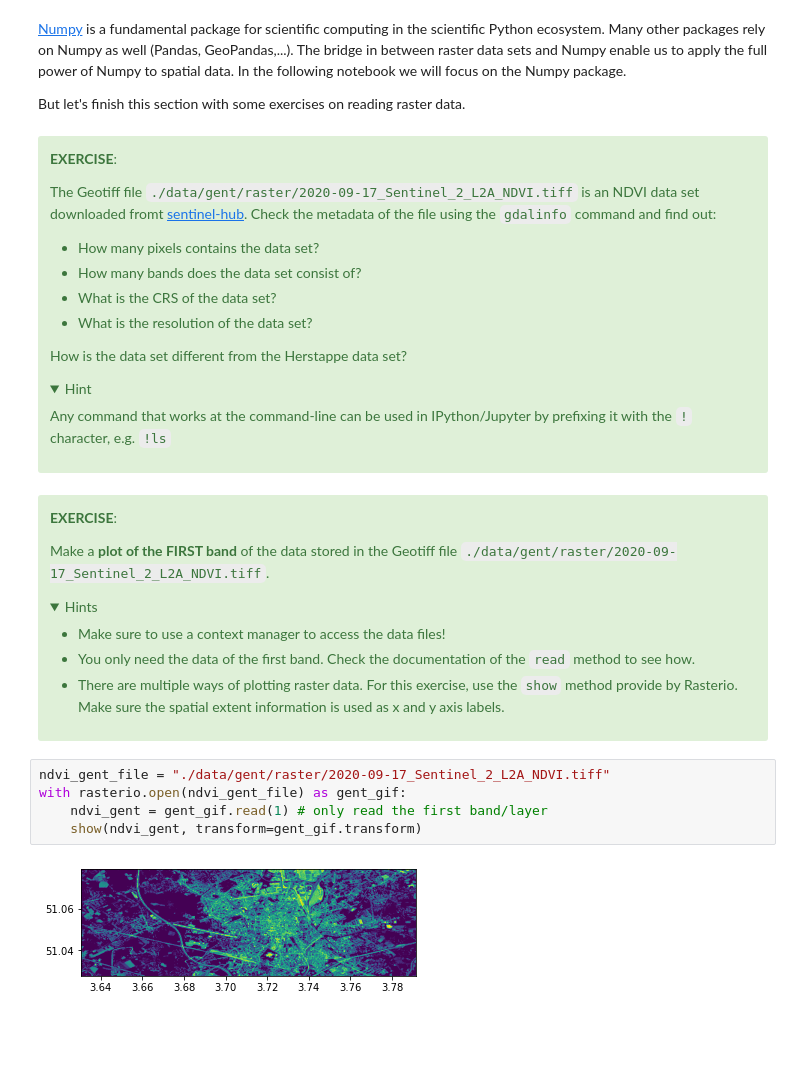
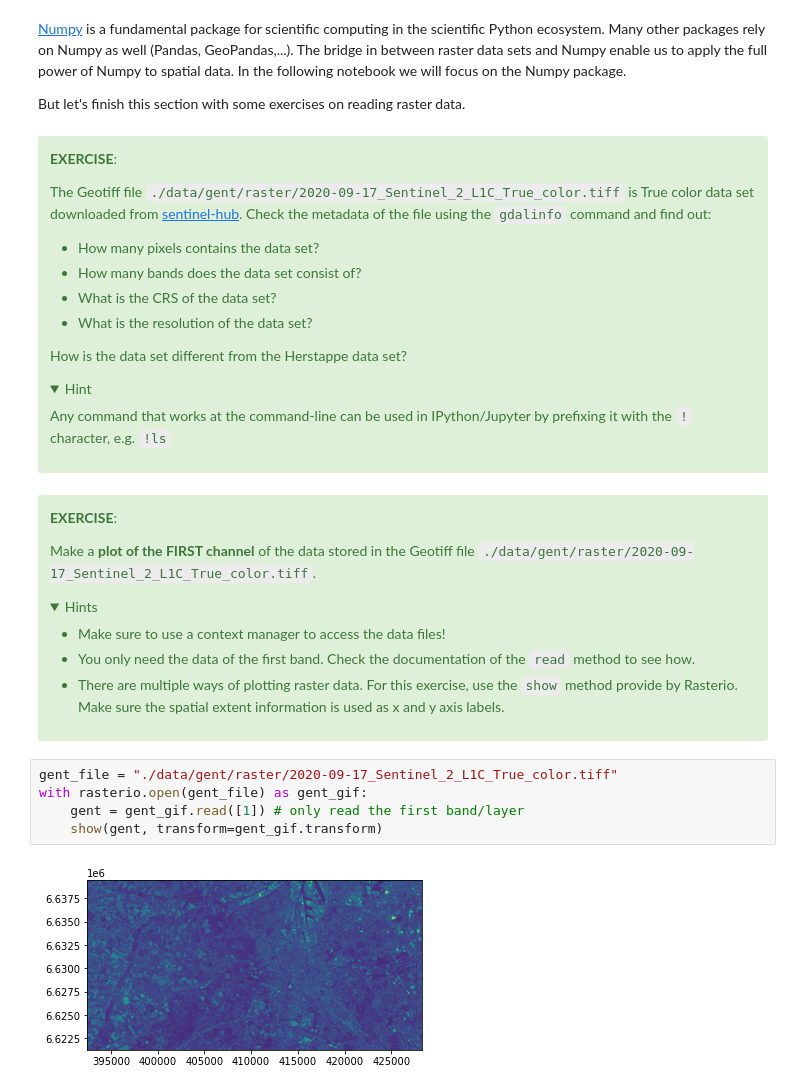
Before and after one commit to jorisvandenbossche/DS-python-geospatial, a Jupyter notebook: _solved/10-introduction-raster.ipynb, the cells around one changed output. Saved outputs shown, nothing was run; the diff lists cells and outputs as text; folded sections open; blank space fills up the shorter version.

Commit message:
Switch to true color example data

```diff
--- a/_solved/10-introduction-raster.ipynb
+++ b/_solved/10-introduction-raster.ipynb
@@ -273,7 +273,7 @@ But let's finish this section with some exercises on reading raster data.
 
 **EXERCISE**:
 
-The Geotiff file `./data/gent/raster/2020-09-17_Sentinel_2_L2A_NDVI.tiff` is an NDVI data set downloaded fromt [sentinel-hub](https://www.sentinel-hub.com/). Check the metadata of the file using the `gdalinfo` command and find out:
+The Geotiff file `./data/gent/raster/2020-09-17_Sentinel_2_L1C_True_color.tiff` is True color data set downloaded from [sentinel-hub](https://www.sentinel-hub.com/). Check the metadata of the file using the `gdalinfo` command and find out:
 
 * How many pixels contains the data set?
 * How many bands does the data set consist of?
@@ -294,7 +294,7 @@ Any command that works at the command-line can be used in IPython/Jupyter by pre
 
 **EXERCISE**:
 
-Make a __plot of the FIRST band__ of the data stored in the Geotiff file `./data/gent/raster/2020-09-17_Sentinel_2_L2A_NDVI.tiff`.
+Make a __plot of the FIRST channel__ of the data stored in the Geotiff file `./data/gent/raster/2020-09-17_Sentinel_2_L1C_True_color.tiff`.
 
 <details><summary>Hints</summary>
 
@@ -306,12 +306,12 @@ Make a __plot of the FIRST band__ of the data stored in the Geotiff file `./data
 
 </div>
 # %%
-ndvi_gent_file = "./data/gent/raster/2020-09-17_Sentinel_2_L2A_NDVI.tiff"
-with rasterio.open(ndvi_gent_file) as gent_gif:
-    ndvi_gent = gent_gif.read(1) # only read the first band/layer
-    show(ndvi_gent, transform=gent_gif.transform)
+gent_file = "./data/gent/raster/2020-09-17_Sentinel_2_L1C_True_color.tiff"
+with rasterio.open(gent_file) as gent_gif:
+    gent = gent_gif.read([1]) # only read the first band/layer
+    show(gent, transform=gent_gif.transform)
 # %% [output]
-[figure, old version]
+[figure, new version]
 # %% [markdown]
 <div class="alert alert-success">
 
```
Also changed, not shown: parts of 27 cells of this notebook.
